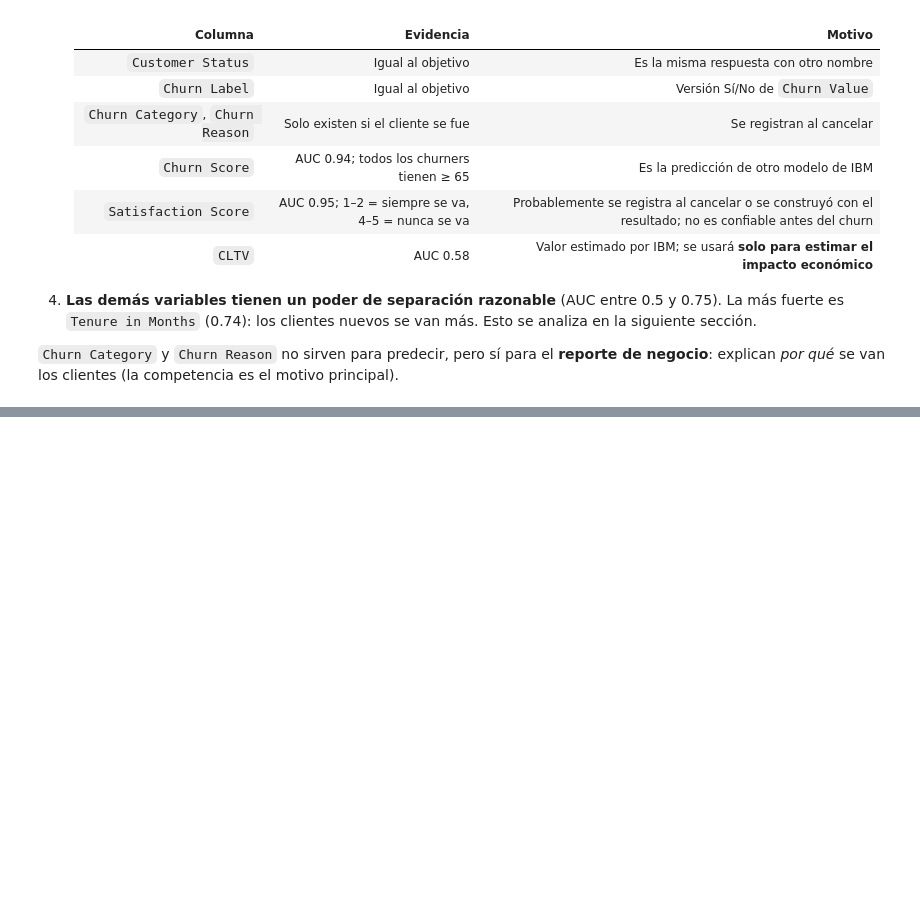
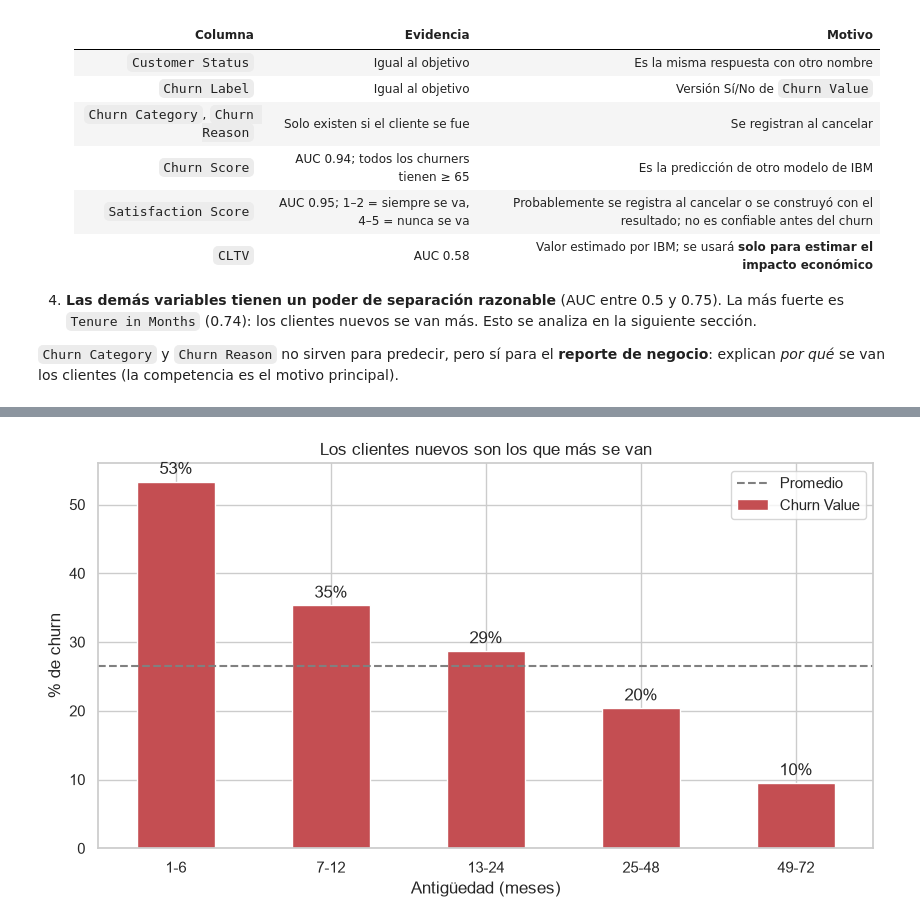
Before and after one commit to Antonio-3108/Proyecto-ML-for-Buisness, a Jupyter notebook: notebooks/01_exploracion.ipynb, the cells around one changed output, grey strips where cells are left out. Saved outputs shown, nothing was run; the diff lists cells and outputs as text; code cells hidden in the pictures; blank space fills up the shorter version.

```diff
--- a/notebooks/01_exploracion.ipynb
+++ b/notebooks/01_exploracion.ipynb
@@ -824,0 +1002,20 @@ es el motivo principal).
+# %%
+rangos_antiguedad = pd.cut(
+    eda["Tenure in Months"],
+    bins=[0, 6, 12, 24, 48, 72],
+    labels=["1-6", "7-12", "13-24", "25-48", "49-72"],
+)
+churn_por_antiguedad = (
+    eda.groupby(rangos_antiguedad, observed=True)["Churn Value"].mean() * 100
+)
+
+ax = churn_por_antiguedad.plot.bar(color="#C44E52", rot=0)
+ax.axhline(tasa_churn_global * 100, color="gray", linestyle="--", label="Promedio")
+ax.bar_label(ax.containers[0], fmt="%.0f%%", padding=3)
+ax.set_xlabel("Antigüedad (meses)")
+ax.set_ylabel("% de churn")
+ax.set_title("Los clientes nuevos son los que más se van")
+ax.legend()
+plt.show()
+# %% [output]
+[figure, added]
```
Also changed, not shown: parts of 18 cells of this notebook.
